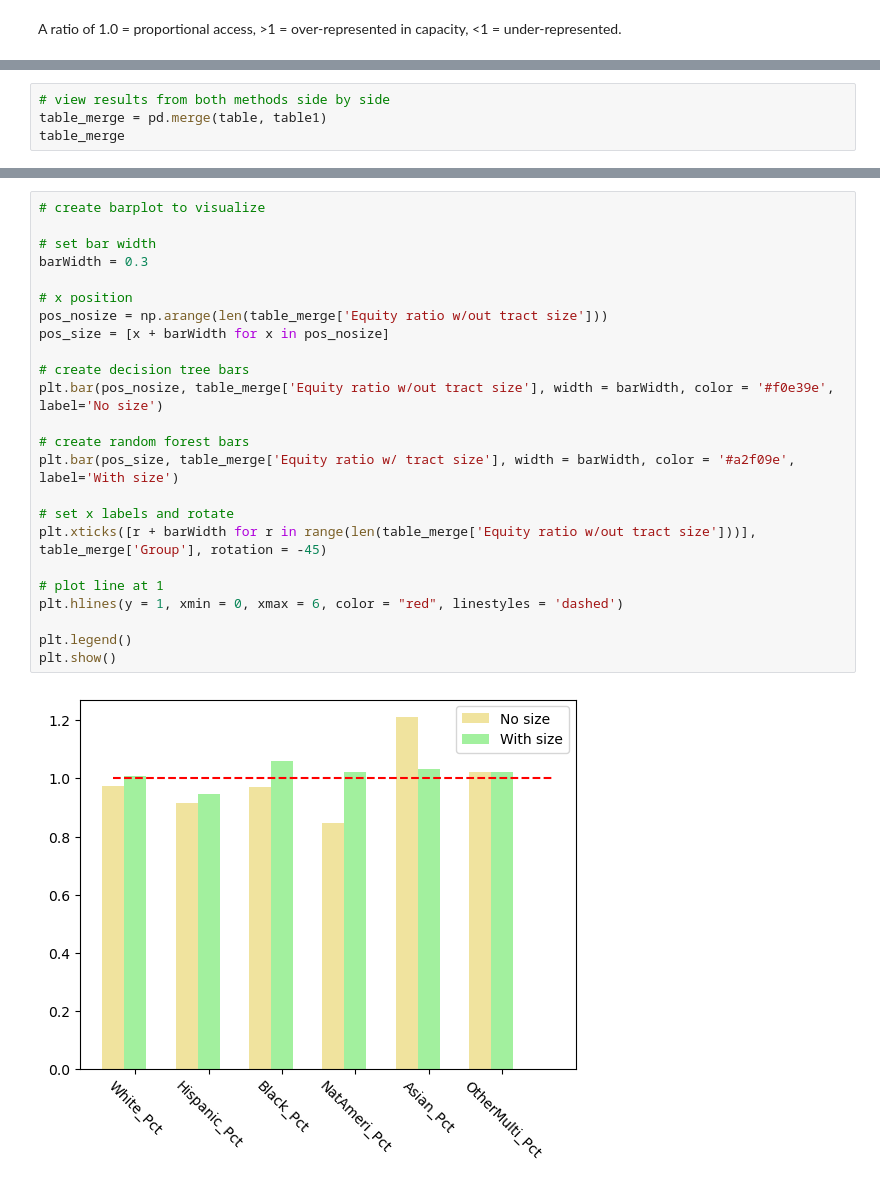
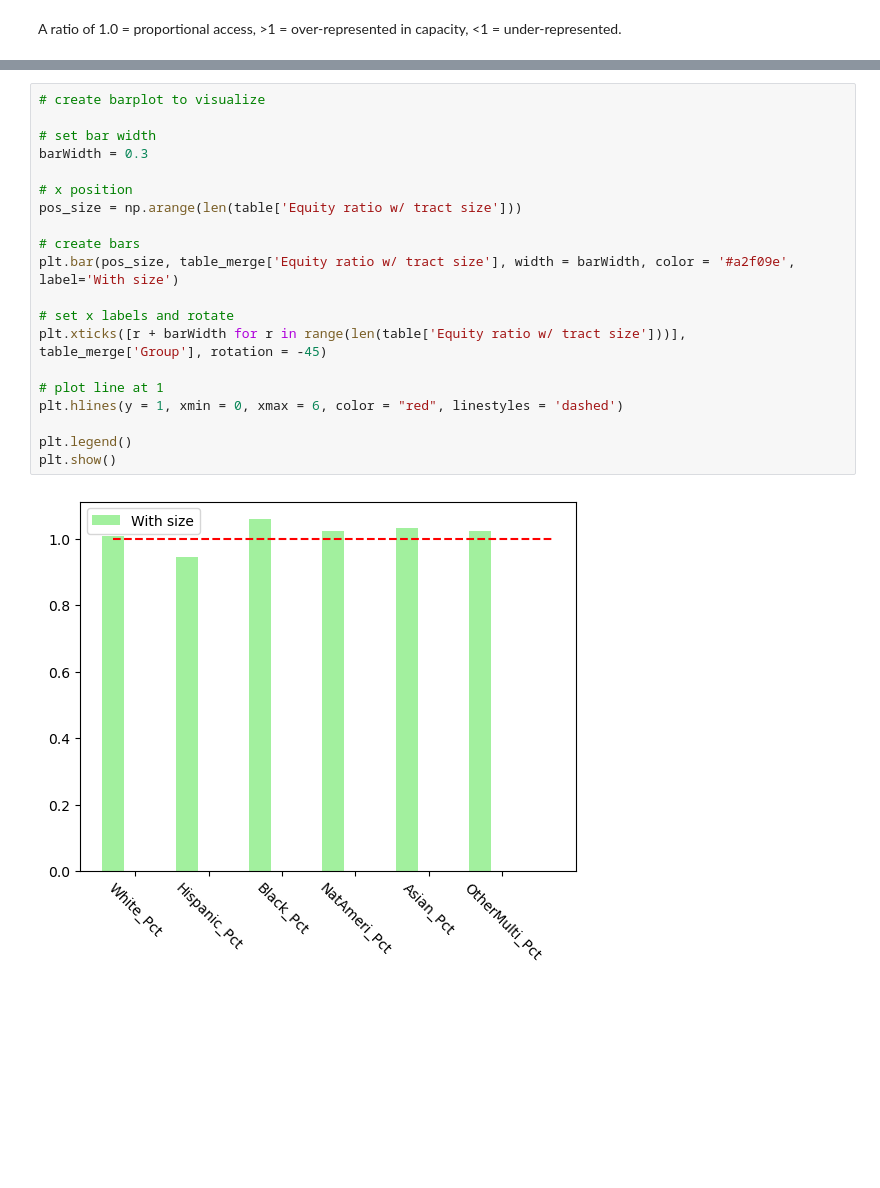
Before and after one commit to ElectriGrid/statistics, a Jupyter notebook: equality_ratios.ipynb, the cells around one changed output, grey strips where cells are left out. Cells and saved outputs as stored; diff of their text form; blank space fills up the shorter version.

Commit message:
Compute ratios on all vars

```diff
--- a/equality_ratios.ipynb
+++ b/equality_ratios.ipynb
@@ -241,4 +205,0 @@ table1
-# %%
-# view results from both methods side by side
-table_merge = pd.merge(table, table1)
-table_merge
@@ -253,26 +206,22 @@ table_merge
 # %%
 # create barplot to visualize
 
 # set bar width
 barWidth = 0.3
 
 # x position
-pos_nosize = np.arange(len(table_merge['Equity ratio w/out tract size']))
-pos_size = [x + barWidth for x in pos_nosize]
+pos_size = np.arange(len(table['Equity ratio w/ tract size']))
 
-# create decision tree bars
-plt.bar(pos_nosize, table_merge['Equity ratio w/out tract size'], width = barWidth, color = '#f0e39e', label='No size')
-
-# create random forest bars
+# create bars
 plt.bar(pos_size, table_merge['Equity ratio w/ tract size'], width = barWidth, color = '#a2f09e', label='With size')
 
 # set x labels and rotate
-plt.xticks([r + barWidth for r in range(len(table_merge['Equity ratio w/out tract size']))], table_merge['Group'], rotation = -45)
+plt.xticks([r + barWidth for r in range(len(table['Equity ratio w/ tract size']))], table_merge['Group'], rotation = -45)
 
 # plot line at 1
 plt.hlines(y = 1, xmin = 0, xmax = 6, color = "red", linestyles = 'dashed')
 
 plt.legend()
 plt.show()
 # %% [output]
-[figure, old version]
+[figure, new version]
```
Also changed, not shown: parts of 11 cells of this notebook.
